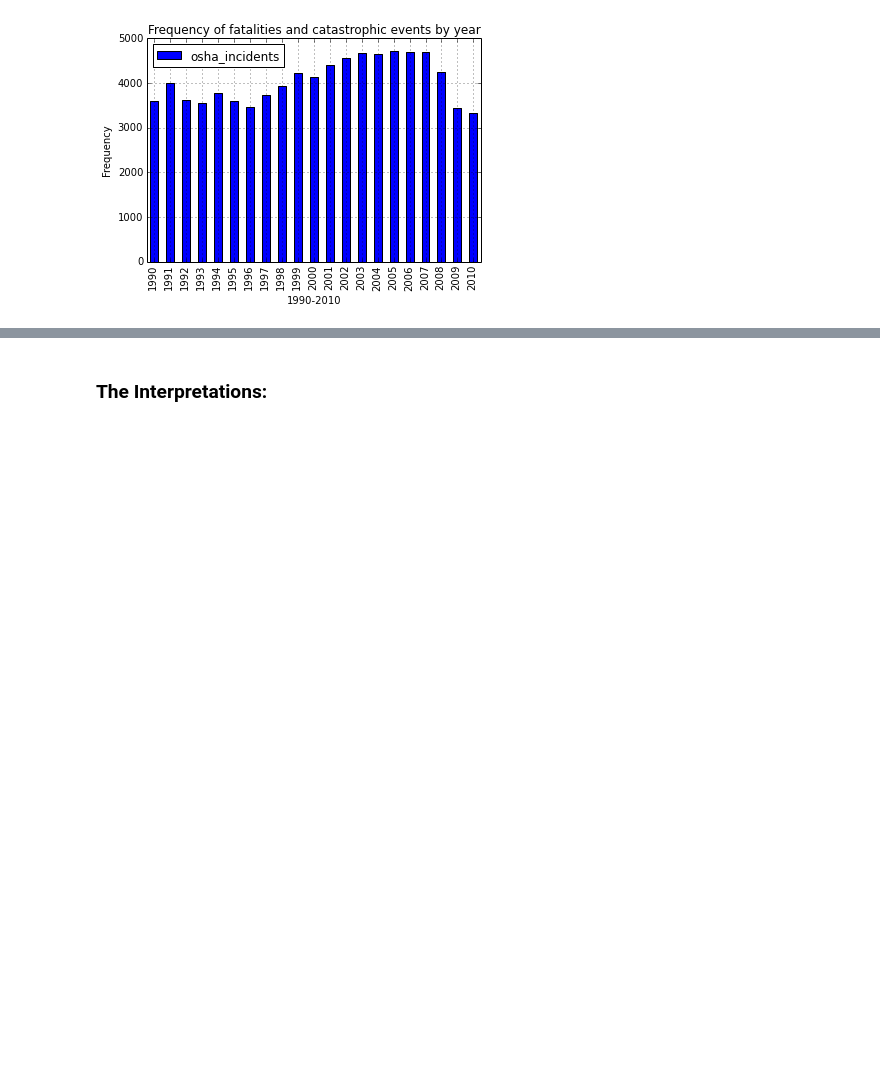
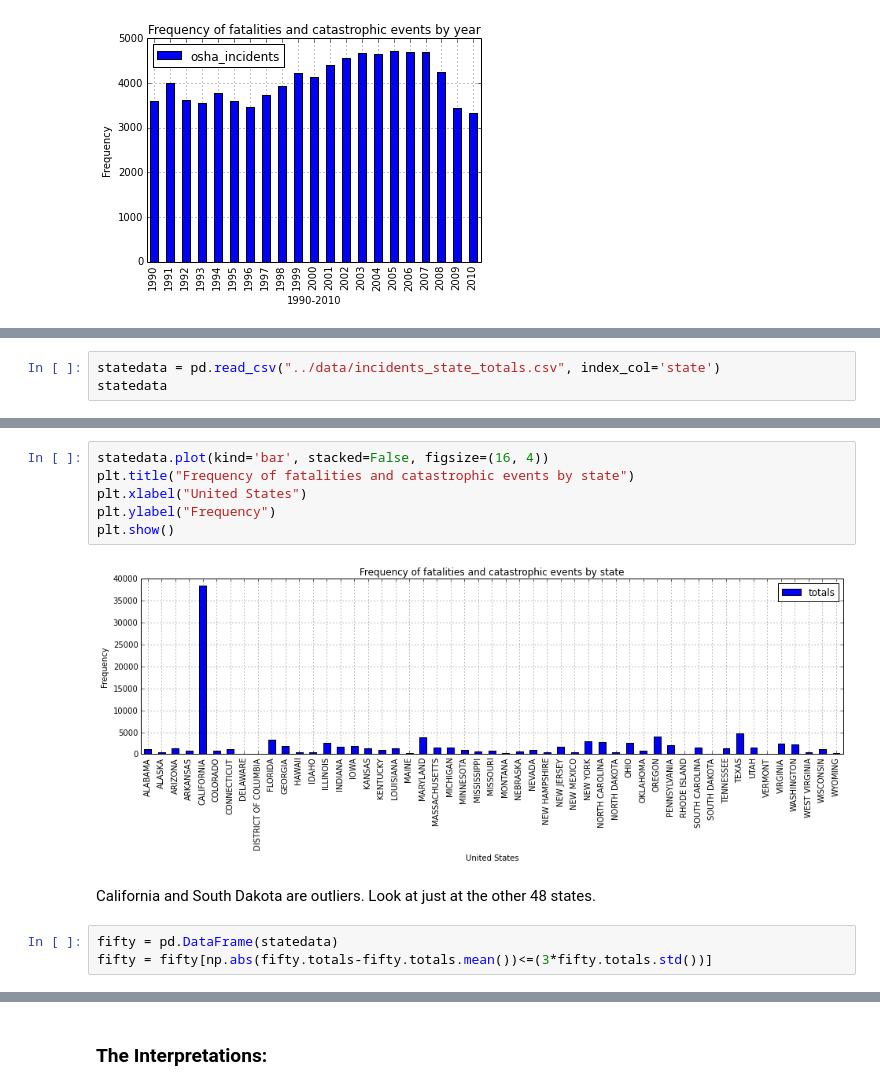
Before and after one commit to rebeccabilbro/capstone, a Jupyter notebook: osha/index.ipynb, the cells around one changed output, grey strips where cells are left out. Cells and saved outputs as stored; diff of their text form; blank space fills up the shorter version.

```diff
--- a/osha/index.ipynb
+++ b/osha/index.ipynb
@@ -134,0 +87,3 @@ plt.show()
+# %%
+statedata = pd.read_csv("../data/incidents_state_totals.csv", index_col='state')
+statedata
@@ -134,0 +109,13 @@ plt.show()
+# %%
+statedata.plot(kind='bar', stacked=False, figsize=(16, 4))
+plt.title("Frequency of fatalities and catastrophic events by state")
+plt.xlabel("United States")
+plt.ylabel("Frequency")
+plt.show()
+# %% [output]
+[figure, added]
+# %% [markdown]
+California and South Dakota are outliers. Look at just at the other 48 states.
+# %%
+fifty = pd.DataFrame(statedata)
+fifty = fifty[np.abs(fifty.totals-fifty.totals.mean())<=(3*fifty.totals.std())]
```
Also changed, not shown: parts of 56 cells of this notebook, 2 other files.
